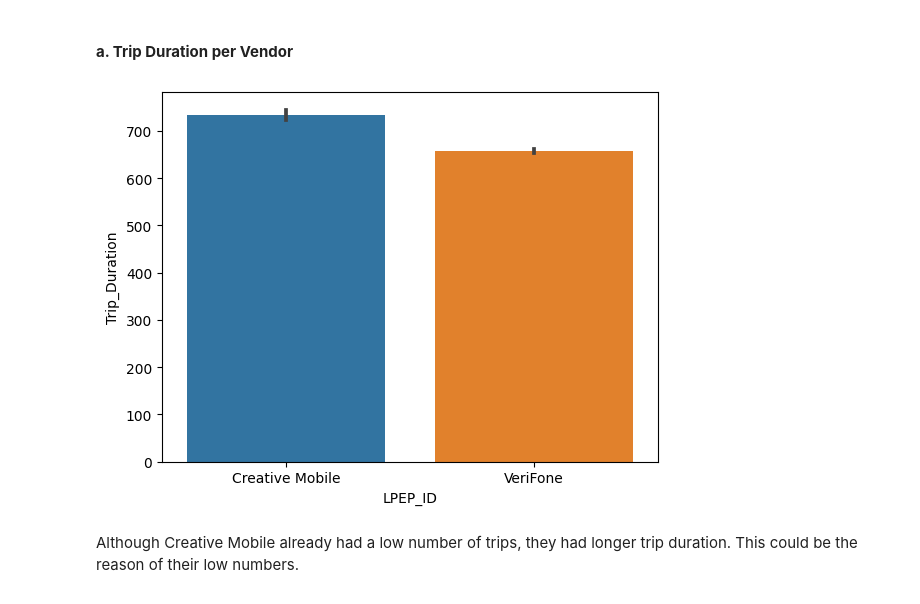
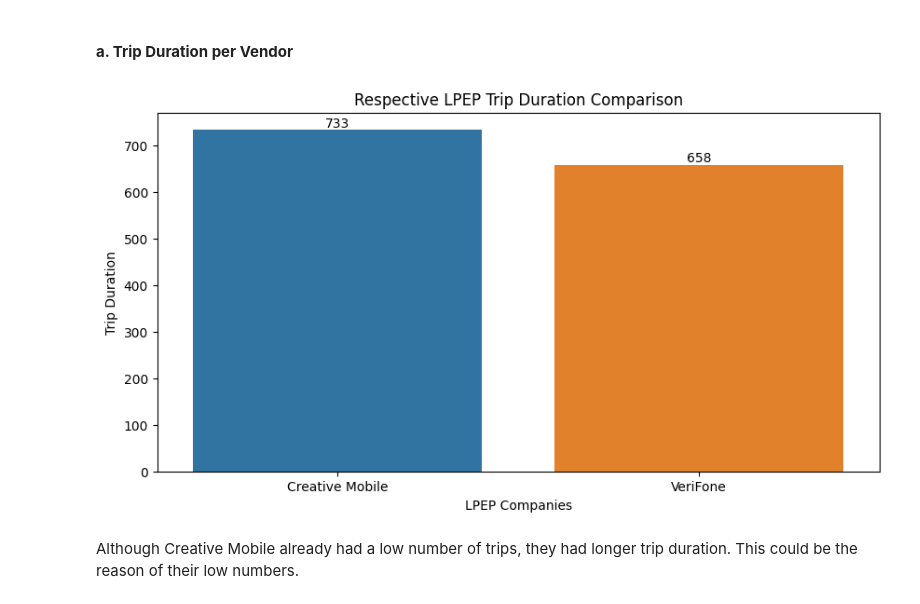
Before and after one commit to nneguita/NewYorkTLC_Analysis, a Jupyter notebook: NYC TLC Trip Record Analysis.ipynb, the cells around one changed output. Cells and saved outputs as stored; diff of their text form; code cells hidden in the pictures.

```diff
--- a/NYC TLC Trip Record Analysis.ipynb
+++ b/NYC TLC Trip Record Analysis.ipynb
@@ -727,12 +762,19 @@ Now the distribution looks closer.
 # %% [markdown]
 #### **a. Trip Duration per Vendor**
 # %%
-sns.barplot(y='Trip_Duration',x='LPEP_ID',data=tlc,estimator=np.median)
+plt.figure(figsize=(10,5))
 
+ax = sns.barplot(y='Trip_Duration',x='LPEP_ID',data=tlc,ci=None,estimator=np.median)
+
+ax.bar_label(ax.containers[0])
+
+plt.title('Respective LPEP Trip Duration Comparison')
+plt.xlabel('LPEP Companies')
+plt.ylabel('Trip Duration')
 plt.xticks(range(2),labels)
 plt.show()
 # %% [output]
-[figure, old version]
+[figure, new version]
 # %% [markdown]
 Although Creative Mobile already had a low number of trips, they had longer trip duration. This could be the reason of their low numbers.
 # %% [markdown]
```
Also changed, not shown: parts of 33 cells of this notebook.
